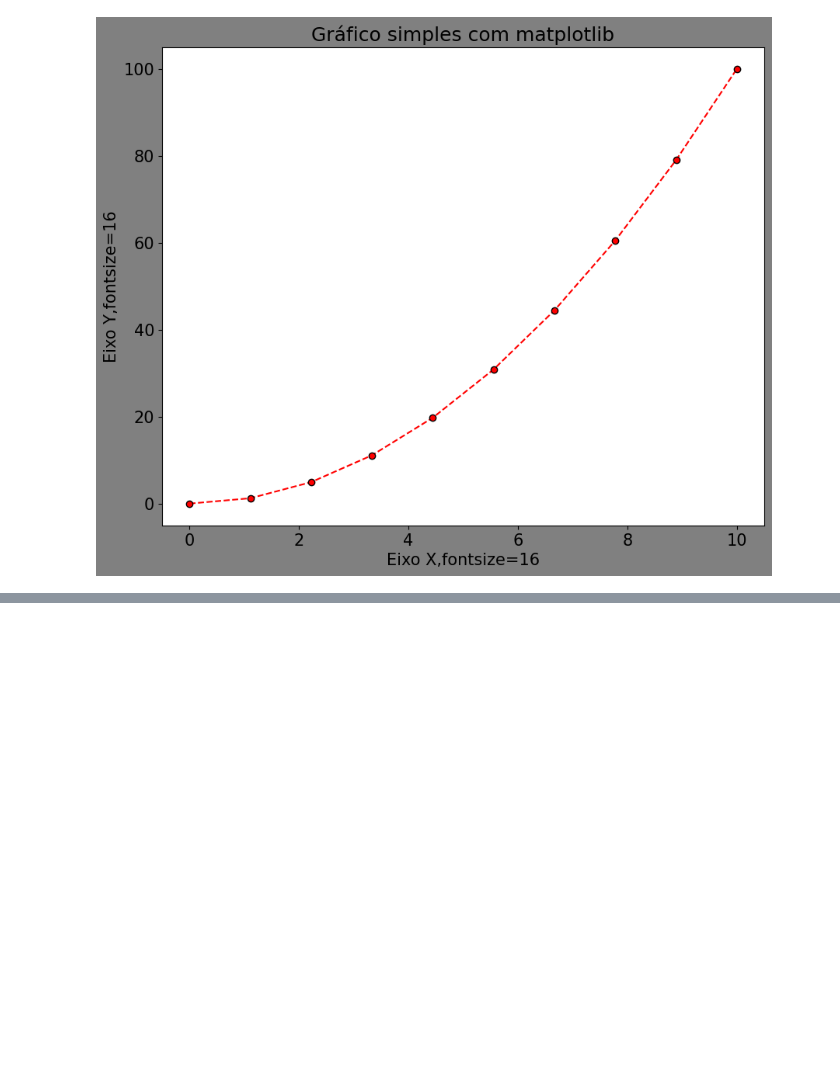
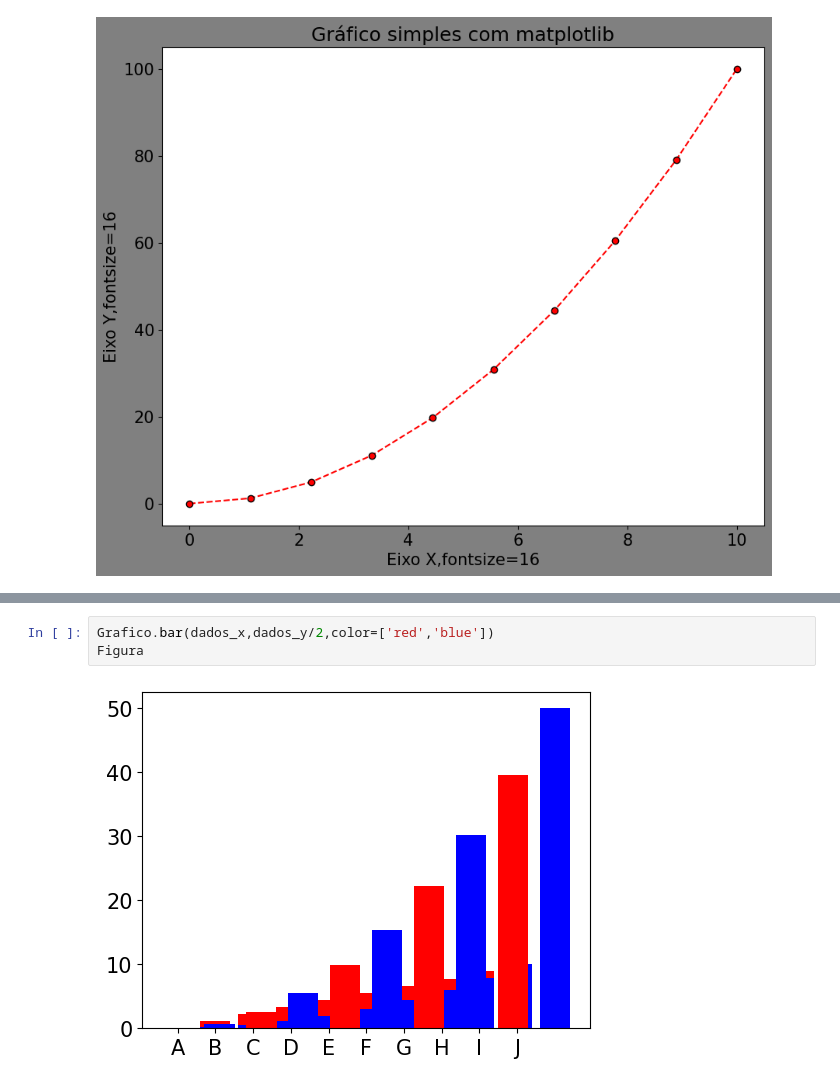
Before and after one commit to Guga-Sistemas/IA-T1, a Jupyter notebook: aula03/dados.ipynb, the cells around one changed output, grey strips where cells are left out. Drawn from its saved outputs; the diff is of its cells as text; blank space fills up the shorter version.

```diff
--- a/aula03/dados.ipynb
+++ b/aula03/dados.ipynb
@@ -31,0 +68,5 @@ plt.show()
+# %%
+Grafico.bar(dados_x,dados_y/2,color=['red','blue'])
+Figura
+# %% [output]
+[figure, added]
```
Also changed, not shown: parts of 4 cells of this notebook.
